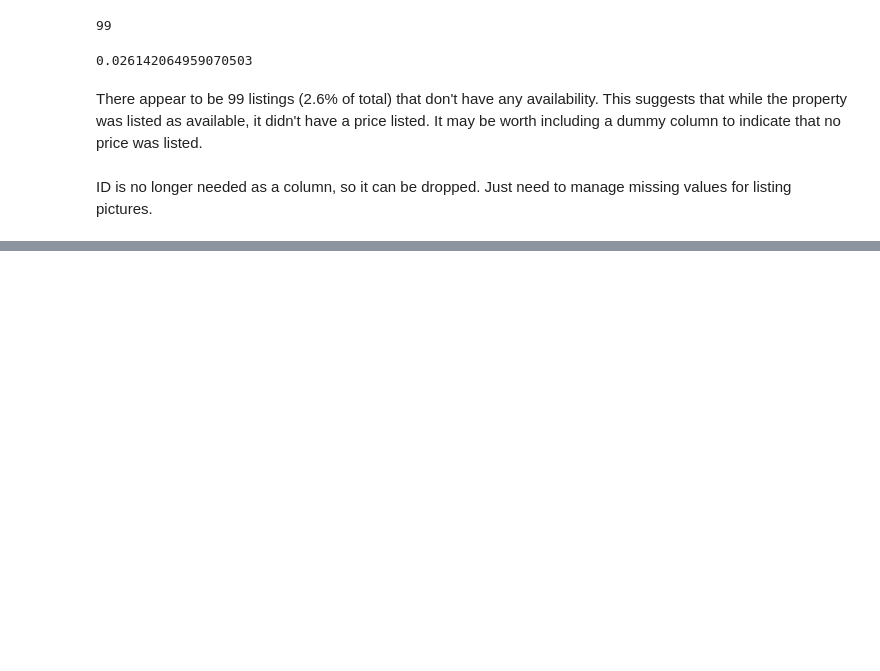
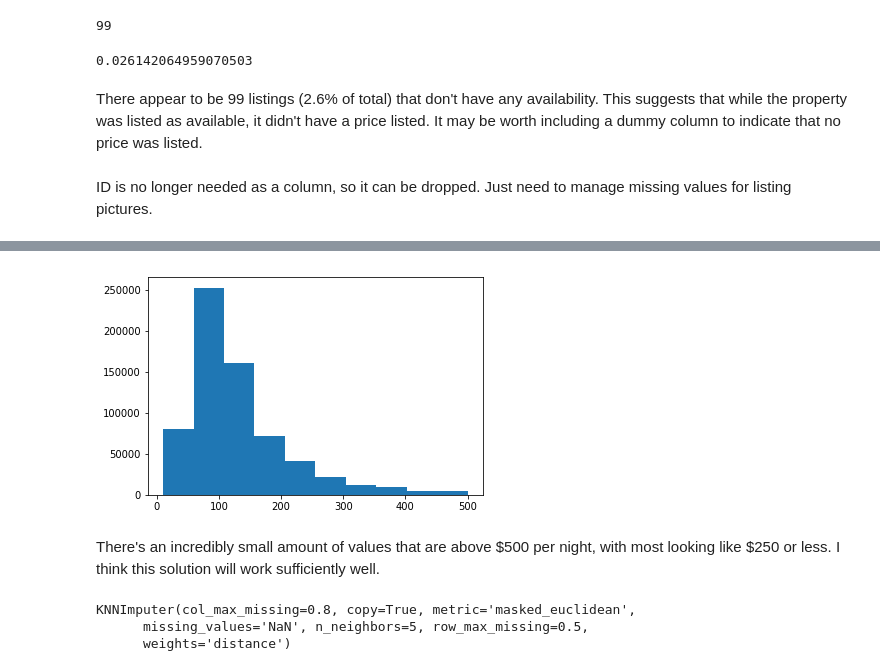
Before and after one commit to rebeccaebarnes/DSND-Project-4, a Jupyter notebook: seattle_airbnb_exploration.ipynb, the cells around one changed output, grey strips where cells are left out. Saved outputs shown, nothing was run; the diff lists cells and outputs as text; code cells hidden in the pictures; blank space fills up the shorter version.

```diff
--- a/seattle_airbnb_exploration.ipynb
+++ b/seattle_airbnb_exploration.ipynb
@@ -1512,0 +1597,16 @@ assert X_train_missing.shape[1] \
+# %%
+less_than_500 = X_train_imputed.query("price <= 500")
+less_than_500.price.hist(grid=False);
+# %% [output]
+[figure, added]
+# %% [markdown]
+There's an incredibly small amount of values that are above \$500 per night, with most looking like \$250 or less. I think this solution will work sufficiently well.
+# %%
+# Instantiate and fit on sample
+sample = X_train_imputed.sample(25000, random_state=42)
+knn_imputer = KNNImputer(n_neighbors=5, weights="distance")
+knn_imputer.fit(sample)
+# %% [output]
+KNNImputer(col_max_missing=0.8, copy=True, metric='masked_euclidean',
+      missing_values='NaN', n_neighbors=5, row_max_missing=0.5,
+      weights='distance')
```
Also changed, not shown: parts of 25 cells of this notebook.
